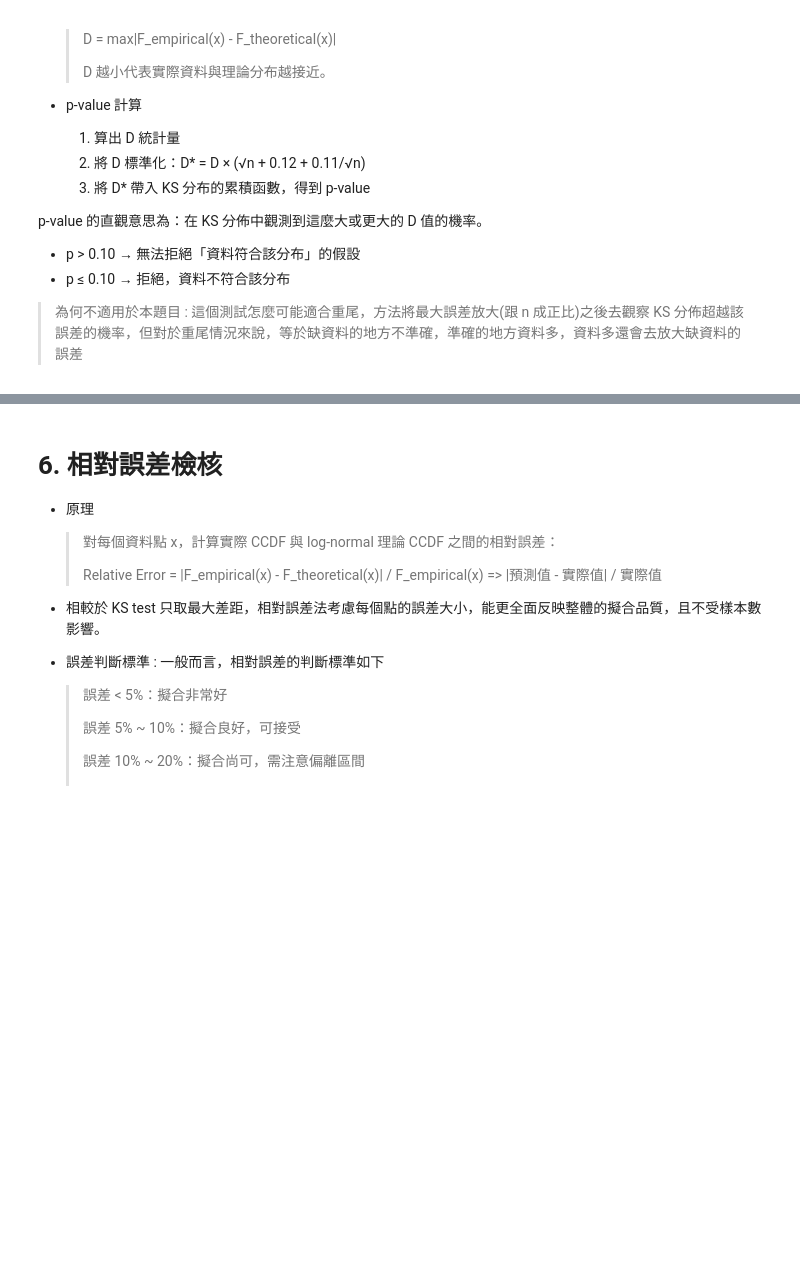
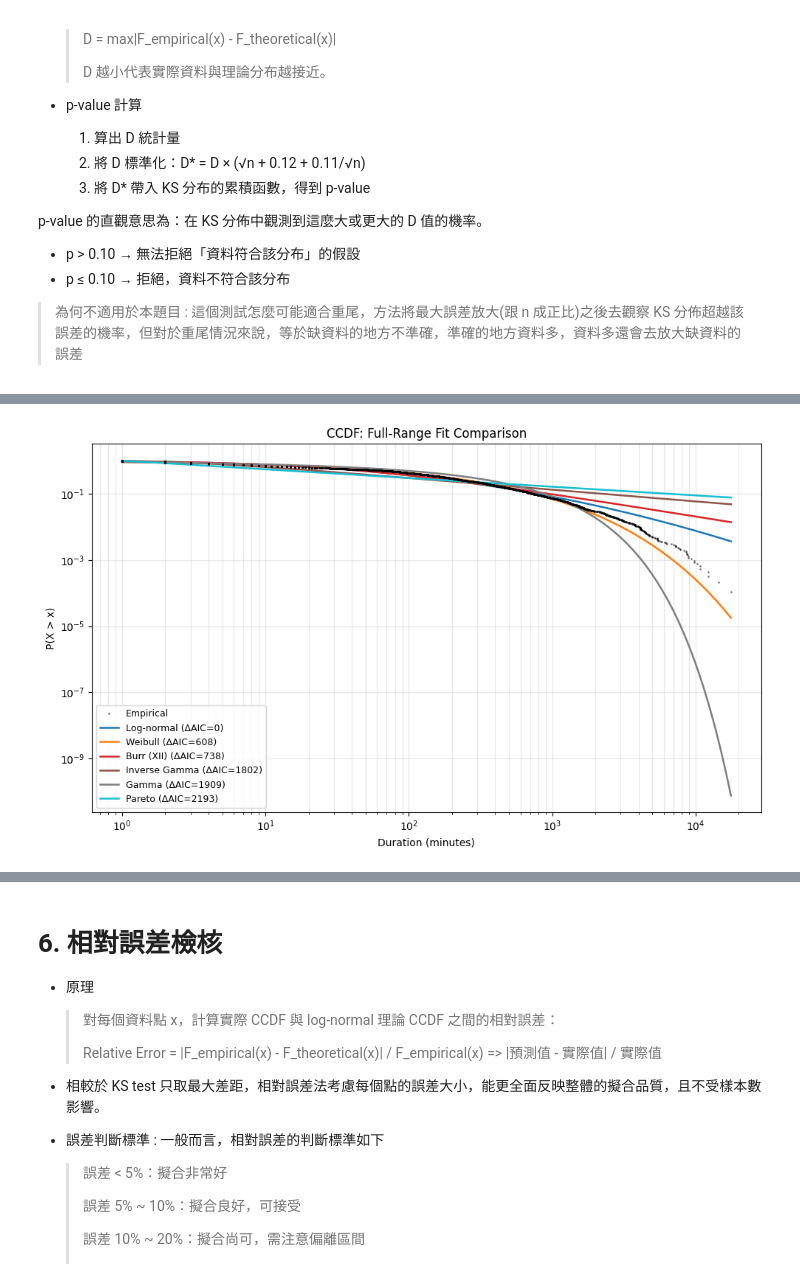
Before and after one commit to jungswork/05_Power_Grid_Repair_Time, a Jupyter notebook: 02_data_analysis.ipynb, the cells around one changed output, grey strips where cells are left out. Cells and saved outputs as stored; diff of their text form; code cells hidden in the pictures; blank space fills up the shorter version.

```diff
--- a/02_data_analysis.ipynb
+++ b/02_data_analysis.ipynb
@@ -329,3 +328,99 @@ p-value 的直觀意思為：在 KS 分佈中觀測到這麼大或更大的 D
 - p ≤ 0.10 → 拒絕，資料不符合該分布
 
 > 為何不適用於本題目 : 這個測試怎麼可能適合重尾，方法將最大誤差放大(跟 n 成正比)之後去觀察 KS 分佈超越該誤差的機率，但對於重尾情況來說，等於缺資料的地方不準確，準確的地方資料多，資料多還會去放大缺資料的誤差
+# %%
+import numpy as np
+import pandas as pd
+from scipy import stats
+import matplotlib.pyplot as plt
+import warnings
+warnings.filterwarnings("ignore")
+
+duration = np.sort(df["Duration (minutes)"].values).astype(float)
+n = len(duration)
+
+# ----------------------------------------------------------
+# 5.1 Candidate Distribution Fitting (MLE) + AIC / BIC
+# ----------------------------------------------------------
+candidates = {
+    "Log-normal":    stats.lognorm,
+    "Weibull":       stats.weibull_min,
+    "Gamma":         stats.gamma,
+    "Burr (XII)":    stats.burr,
+    "Pareto":        stats.pareto,
+    "Inverse Gamma": stats.invgamma,
+}
+
+fit_results = []
+fitted_params = {}
+
+for name, dist in candidates.items():
+    try:
+        params = dist.fit(duration, floc=0)
+        log_lik = dist.logpdf(duration, *params).sum()
+        k = len(params) - 1
+        aic = 2 * k - 2 * log_lik
+        bic = k * np.log(n) - 2 * log_lik
+        ks_stat, _ = stats.kstest(duration, dist.cdf, args=params)
+        fit_results.append({
+            "Distribution": name,
+            "AIC": round(aic, 0),
+            "BIC": round(bic, 0),
+            "KS D": round(ks_stat, 5),
+            "params": params,
+        })
+        fitted_params[name] = (dist, params)
+    except Exception as e:
+        print(f"{name} fit failed: {e}")
+
+results_df = pd.DataFrame(fit_results).sort_values("AIC").reset_index(drop=True)
+results_df["ΔAIC"] = (results_df["AIC"] - results_df["AIC"].min()).round(0)
+print(results_df[["Distribution", "AIC", "ΔAIC", "BIC", "KS D"]].to_string(index=False))
+
+# ----------------------------------------------------------
+# 5.2 CCDF Comparison (full range, log-log)
+# ----------------------------------------------------------
+ccdf_emp = 1 - np.arange(0, n) / n
+x_plot = np.logspace(np.log10(duration.min()), np.log10(duration.max()), 600)
+colors = plt.cm.tab10(np.linspace(0, 0.9, len(candidates)))
+
+fig, ax = plt.subplots(figsize=(10, 6))
+ax.loglog(duration, ccdf_emp, "k.", markersize=2, alpha=0.4, label="Empirical", zorder=5)
+
+for (_, row), color in zip(results_df.iterrows(), colors):
+    dist, params = fitted_params[row["Distribution"]]
+    ccdf_th = 1 - dist.cdf(x_plot, *params)
+    ax.loglog(x_plot, ccdf_th, linewidth=1.8, color=color,
+              label=f'{row["Distribution"]} (ΔAIC={row["ΔAIC"]:.0f})')
+
+ax.set_xlabel("Duration (minutes)")
+ax.set_ylabel("P(X > x)")
+ax.set_title("CCDF: Full-Range Fit Comparison")
+ax.legend(fontsize=9)
+ax.grid(True, which="both", alpha=0.3)
+plt.tight_layout()
+plt.show()
+
+# ----------------------------------------------------------
+# 5.3 QQ-Plot: Top 2 distributions
+# ----------------------------------------------------------
+top2 = results_df.head(2)["Distribution"].tolist()
+fig, axes = plt.subplots(1, 2, figsize=(12, 5))
+
+for ax, name in zip(axes, top2):
+    dist, params = fitted_params[name]
+    percs = np.linspace(0.01, 0.99, 300)
+    q_emp = np.quantile(duration, percs)
+    q_th  = dist.ppf(percs, *params)
+    ax.plot(q_th, q_emp, ".", markersize=4, alpha=0.6)
+    lim = max(q_th.max(), q_emp.max())
+    ax.plot([0, lim], [0, lim], "r--", linewidth=1.5, label="y = x")
+    ax.set_xlabel(f"Theoretical Quantile ({name})")
+    ax.set_ylabel("Empirical Quantile")
+    ax.set_title(f"QQ-Plot: {name}")
+    ax.legend()
+    ax.grid(True, alpha=0.3)
+
+plt.tight_layout()
+plt.show()
+# %% [output]
@@ -331,0 +434 @@ p-value 的直觀意思為：在 KS 分佈中觀測到這麼大或更大的 D
+[figure, added]
```
Also changed, not shown: parts of 12 cells of this notebook.
